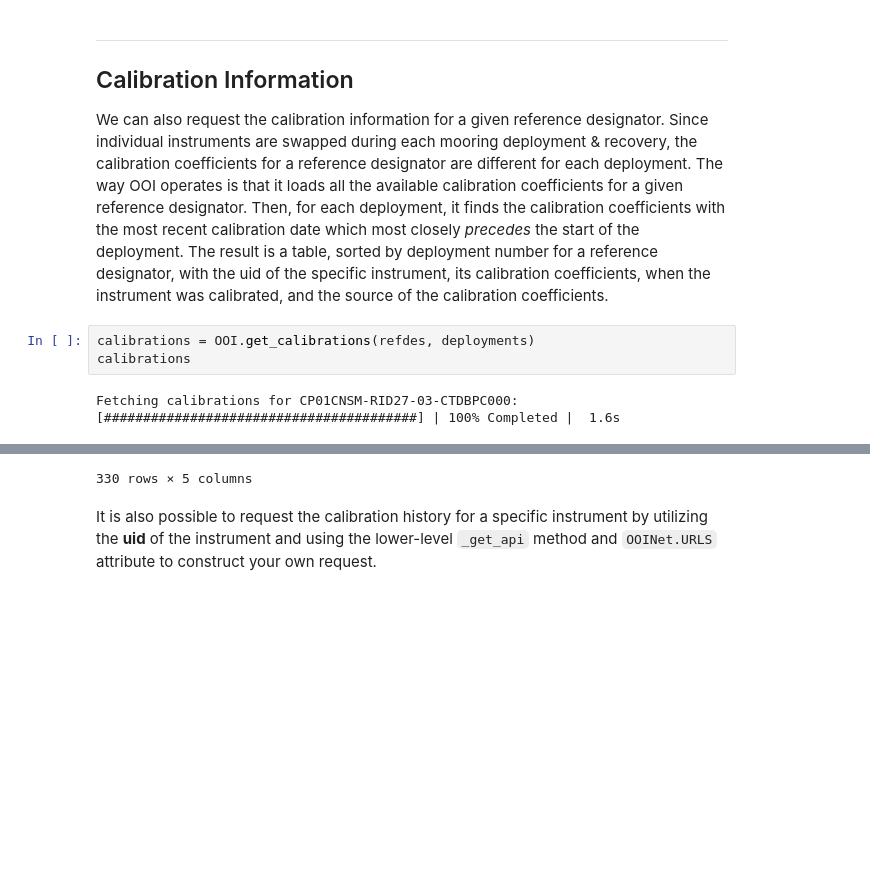
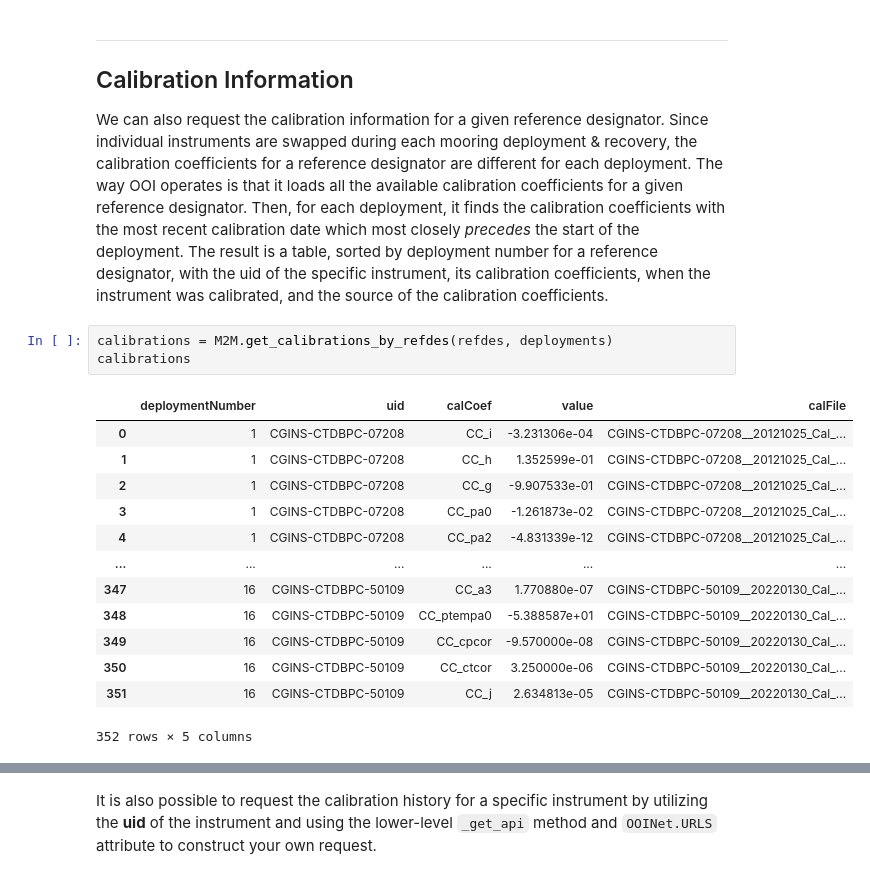
Before and after one commit to reedan88/OOINet, a Jupyter notebook: examples/M2M_example.ipynb, the cells around one changed output, grey strips where cells are left out. Drawn from its saved outputs; the diff is of its cells as text; blank space fills up the shorter version.

````diff
--- a/examples/M2M_example.ipynb
+++ b/examples/M2M_example.ipynb
@@ -114,8 +118,19 @@ vocab
 ## Calibration Information
 We can also request the calibration information for a given reference designator. Since individual instruments are swapped during each mooring deployment & recovery, the calibration coefficients for a reference designator are different for each deployment. The way OOI operates is that it loads all the available calibration coefficients for a given reference designator. Then, for each deployment, it finds the calibration coefficients with the most recent calibration date which most closely _precedes_ the start of the deployment. The result is a table, sorted by deployment number for a reference designator, with the uid of the specific instrument, its calibration coefficients, when the instrument was calibrated, and the source of the calibration coefficients.
 # %%
-calibrations = OOI.get_calibrations(refdes, deployments)
+calibrations = M2M.get_calibrations_by_refdes(refdes, deployments)
 calibrations
 # %% [output]
+|  | deploymentNumber | uid | calCoef | value | calFile |
+| 0 | 1 | CGINS-CTDBPC-07208 | CC_i | -3.231306e-04 | CGINS-CTDBPC-07208__20121025_Cal_... |
+| 1 | 1 | CGINS-CTDBPC-07208 | CC_h | 1.352599e-01 | CGINS-CTDBPC-07208__20121025_Cal_... |
+| 2 | 1 | CGINS-CTDBPC-07208 | CC_g | -9.907533e-01 | CGINS-CTDBPC-07208__20121025_Cal_... |
+| 3 | 1 | CGINS-CTDBPC-07208 | CC_pa0 | -1.261873e-02 | CGINS-CTDBPC-07208__20121025_Cal_... |
+| 4 | 1 | CGINS-CTDBPC-07208 | CC_pa2 | -4.831339e-12 | CGINS-CTDBPC-07208__20121025_Cal_... |
+| ... | ... | ... | ... | ... | ... |
+| 347 | 16 | CGINS-CTDBPC-50109 | CC_a3 | 1.770880e-07 | CGINS-CTDBPC-50109__20220130_Cal_... |
+| 348 | 16 | CGINS-CTDBPC-50109 | CC_ptempa0 | -5.388587e+01 | CGINS-CTDBPC-50109__20220130_Cal_... |
+| 349 | 16 | CGINS-CTDBPC-50109 | CC_cpcor | -9.570000e-08 | CGINS-CTDBPC-50109__20220130_Cal_... |
+| 350 | 16 | CGINS-CTDBPC-50109 | CC_ctcor | 3.250000e-06 | CGINS-CTDBPC-50109__20220130_Cal_... |
+| 351 | 16 | CGINS-CTDBPC-50109 | CC_j | 2.634813e-05 | CGINS-CTDBPC-50109__20220130_Cal_... |
-Fetching calibrations for CP01CNSM-RID27-03-CTDBPC000:
-[########################################] | 100% Completed |  1.6s
+352 rows × 5 columns
@@ -134,3 +137,2 @@ Fetching calibrations for CP01CNSM-RID27-03-CTDBPC000:
-330 rows × 5 columns
 # %% [markdown]
 It is also possible to request the calibration history for a specific instrument by utilizing the **uid** of the instrument and using the lower-level ```_get_api``` method and ```OOINet.URLS``` attribute to construct your own request.
````
Also changed, not shown: parts of 24 cells of this notebook, 4 other files.
